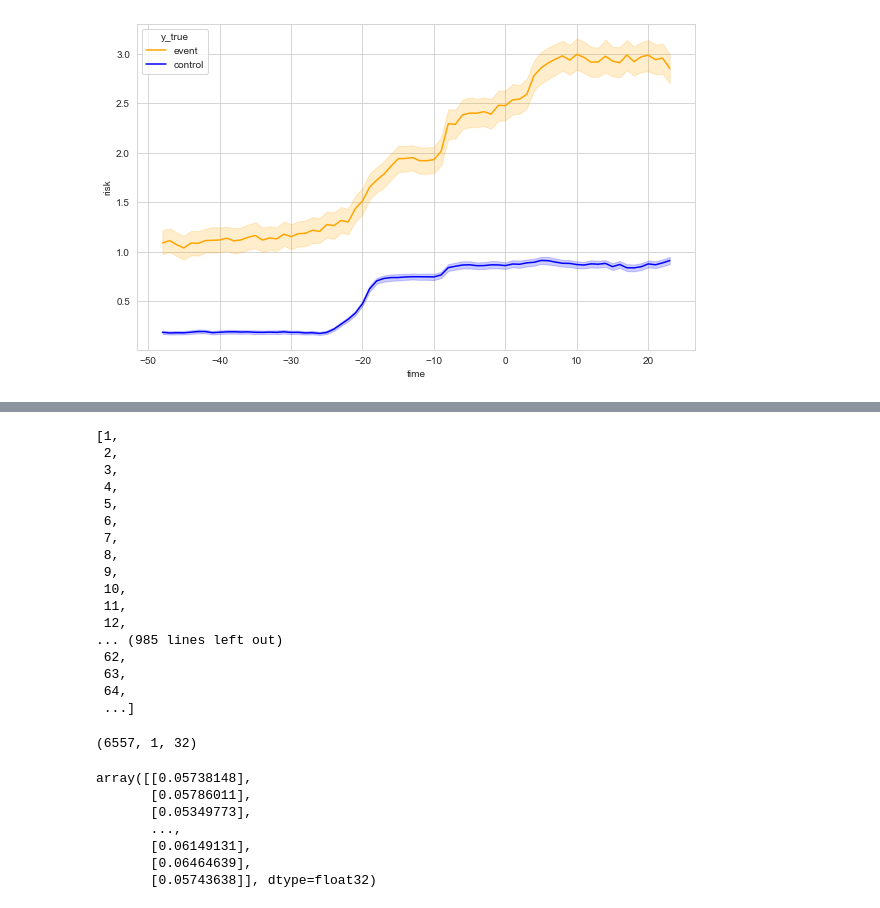
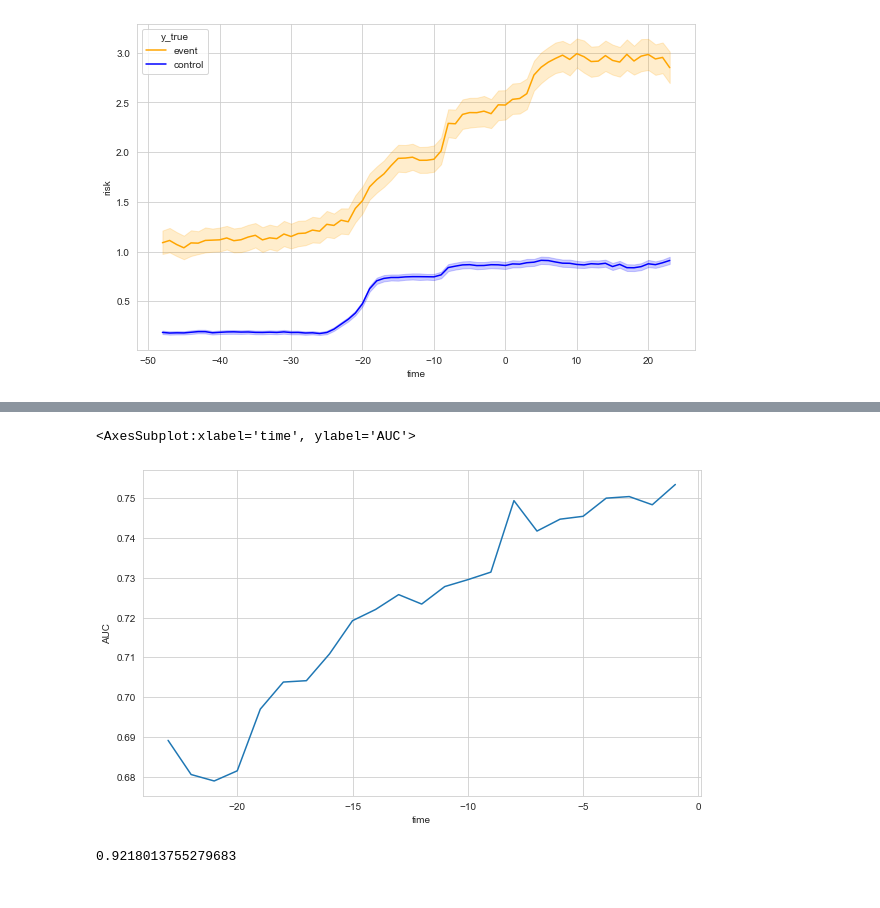
Before and after one commit to JiaxingQiu/FAIRStream, a Jupyter notebook: FAIRStream/tutorial_case6.ipynb, the cells around one changed output, grey strips where cells are left out. Saved outputs shown, nothing was run; the diff lists cells and outputs as text; code cells hidden in the pictures.

```diff
--- a/FAIRStream/tutorial_case6.ipynb
+++ b/FAIRStream/tutorial_case6.ipynb
@@ -451,6 +451,8 @@ train_df = pd.read_csv("./train_df.csv")
 valid_df = pd.read_csv("./valid_df.csv")
 whole_df = pd.concat([train_df, valid_df], axis=0)
 
+input_vars = ['txp___yes', 'age___vital', 'temp___vital', 'heart_rate___vital', 'resp_rate___vital', 'spo2___vital', 'x_hr_rr___vital', 's_hr___vital', 's_rr___vital', 's_so2___vital', 'systolic_blood_pressure___vital', 'diastolic_blood_pressure___vital', 'glucose___vital', 'bilirubin___vital', 'potassium___vital', 'albumin___vital', 'calcium___vital', 'sodium___vital', 'wbc___vital', 'phosphorus___vital', 'creatinine___vital', 'platelet_count___vital', 'alt___vital', 'alp___vital', 'ast___vital', 'pco2___vital', 'chloride___vital', 'troponin___vital', 'ptt___vital', 'lactate___vital', 'bun___vital', 'magnesium___vital']
+output_var = ['y___pos']
 
 # reformat inputs to be 2d image and 1 output per image
 X_whole = whole_df[input_vars].values
@@ -924,49 +884,28 @@ y_pos.reshape([-1]).shape
-# %%
-list(range(1,73))*y_pos.shape[0]
-# %% [output]
-[1,
- 2,
- 3,
- 4,
- 5,
- 6,
- 7,
- 8,
- 9,
- 10,
- 11,
- 12,
-... (985 lines left out)
- 62,
- 63,
- 64,
- ...]
-# %%
-x.reshape([x.shape[0], -1, x.shape[1]]).shape
-# %% [output]
-(6557, 1, 32)
-# %%
-i = 3
-mdl.predict(x.reshape([x.shape[0], -1, x.shape[1]]))
-# %% [output]
-array([[0.05738148],
-       [0.05786011],
-       [0.05349773],
-       ...,
-       [0.06149131],
-       [0.06464639],
-       [0.05743638]], dtype=float32)
-# %%
-# permutation at each time point in each variable
-for i in range(3,X_whole_org.shape[1]): # time
-    X_whole = X_whole_org.copy()
-    print(X_whole[:,range(i-3,i),j])
-    values = X_whole[:,range(i-3,i),j].reshape(-1)
-    plt.hist(values)
-    plt.show()
-    np.random.shuffle(values)
-    X_whole[:,range(i-3,i),j] = values.reshape(X_whole[:,range(i-3,i),j].shape)
-    print(X_whole[:,range(i-3,i),j])
-    score_arr[i-3,j] = sklearn.metrics.roc_auc_score(y_true, mdl.predict(X_whole))
-    print("---------")
-np.save("./score_permuate_lstm_norm_ma.npy",score_arr)
+# %%
+df_res = pd.read_csv("./tte_plot.csv")
+df_res['y'] = 0
+df_res.loc[df_res['y_true']=='event','y'] = 1
+score_list = list()
+import random
+import sklearn
+for i in range(-23,0,1):
+    y_true = df_res.loc[df_res['time']==i, 'y']
+    y_pred = df_res.loc[df_res['time']==i, 'y_prob']
+    score=sklearn.metrics.roc_auc_score(y_true, y_pred)
+    score_list.append(score)
+# %%
+df = pd.DataFrame({'AUC':score_list, 'time':range(-23,0,1) })
+plt.figure(figsize=(10,6))
+sns.lineplot(data=df, x="time", y="AUC")
+# %% [output]
+<AxesSubplot:xlabel='time', ylabel='AUC'>
+[figure, added]
+# %%
+base_score = 0.9218013755279683
+print(base_score)
+score_arr = np.load("./score_permuate_lstm_norm_ma.npy")
+score_delta = base_score - score_arr
+score_delta_T = score_delta[range(24,48,1),:].T#score_delta[range(24,48,1),:].T
+score_delta_T = (score_delta_T - np.min(score_delta_T))/(np.max(score_delta_T)-np.min(score_delta_T))
+# %% [output]
+0.9218013755279683
```
Also changed, not shown: parts of 7 cells of this notebook, 33 other files.
